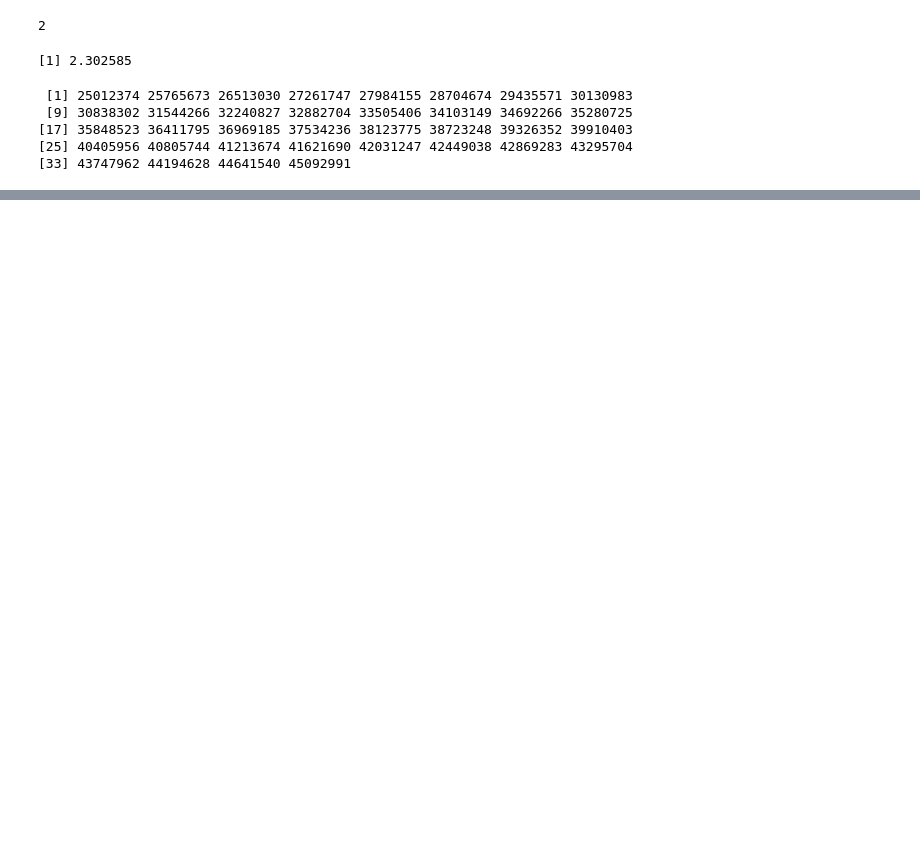
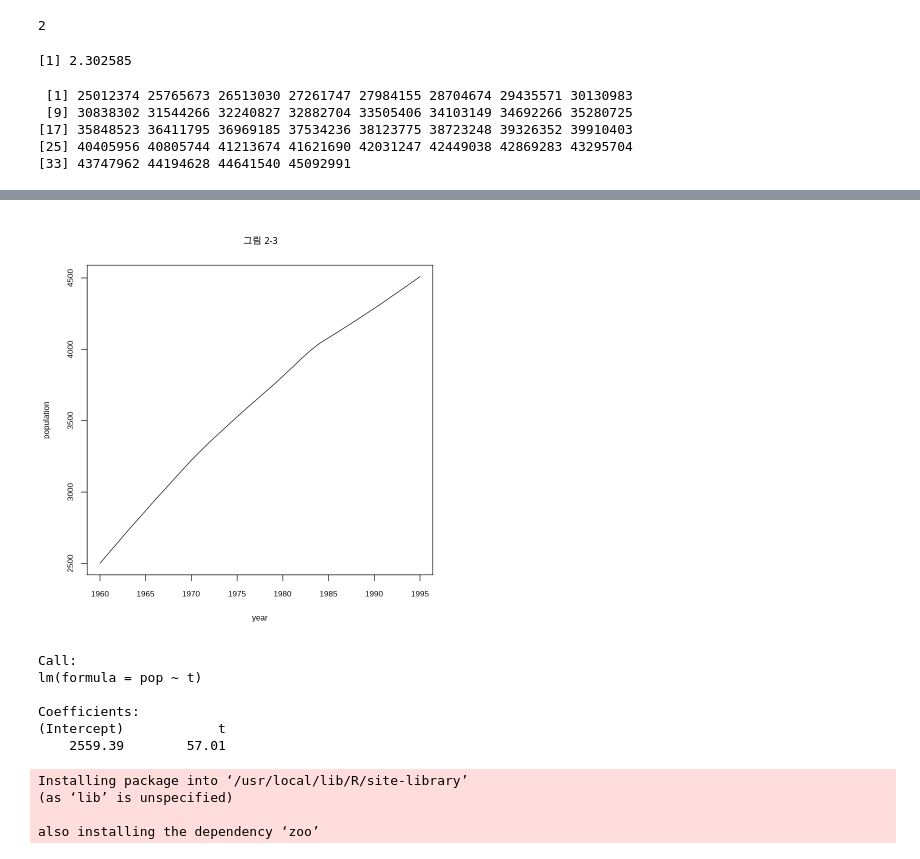
Before and after one commit to suzzingV/Time-Series-Analysis, a Jupyter notebook: timeseries_ch2.ipynb, the cells around one changed output, grey strips where cells are left out. Saved outputs shown, nothing was run; the diff lists cells and outputs as text; code cells hidden in the pictures; blank space fills up the shorter version.

```diff
--- a/timeseries_ch2.ipynb
+++ b/timeseries_ch2.ipynb
@@ -19,3 +19,12 @@ z
 [17] 35848523 36411795 36969185 37534236 38123775 38723248 39326352 39910403
 [25] 40405956 40805744 41213674 41621690 42031247 42449038 42869283 43295704
 [33] 43747962 44194628 44641540 45092991
+# %%
+pop = round(z/10000)
+pop
+pop=ts(pop, start=c(1960)) #타임 시리즈로 변환
+pop
+t <- 1:length(pop) #1에서 36까지 1씩 증가
+t
+t2 = t * t
+t2
@@ -21,0 +53,5 @@ z
+# %%
+# 타임시리즈 데이터 그리기
+ts.plot(pop, xlab="year", ylab="population", main="그림 2-3")
+# %% [output]
+[figure, added]
@@ -21,0 +60,17 @@ z
+# %%
+m1 #^Zt=2559.39+57.01t, t = 1, 2, 3, ..., 36
+# %% [output]
+Call:
+lm(formula = pop ~ t)
+
+Coefficients:
+(Intercept)            t
+    2559.39        57.01
+# %%
+# Example 2.1 : 선형모형 적합
+install.packages('lmtest') #library for Durbin-Watson
+# %% [output]
+Installing package into ‘/usr/local/lib/R/site-library’
+(as ‘lib’ is unspecified)
+
+also installing the dependency ‘zoo’
```
Also changed, not shown: parts of 14 cells of this notebook.
